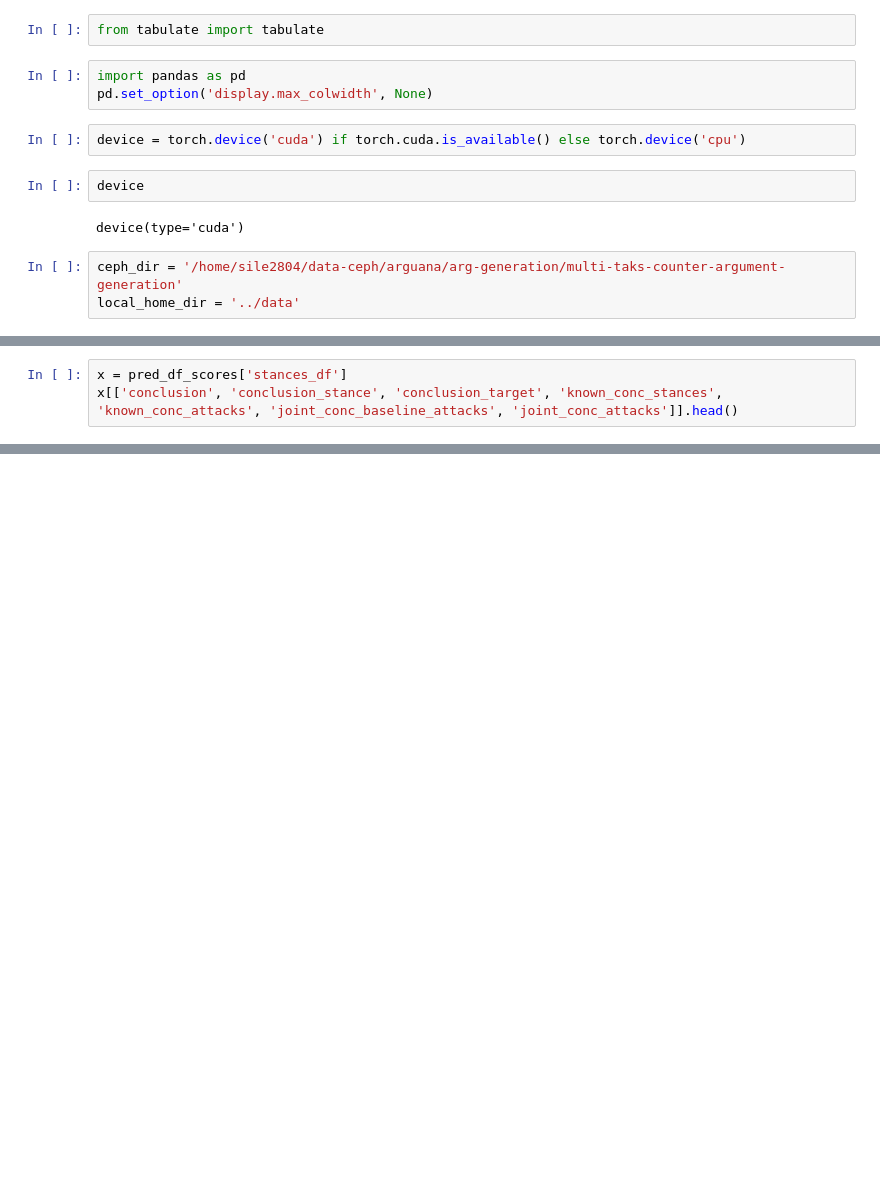
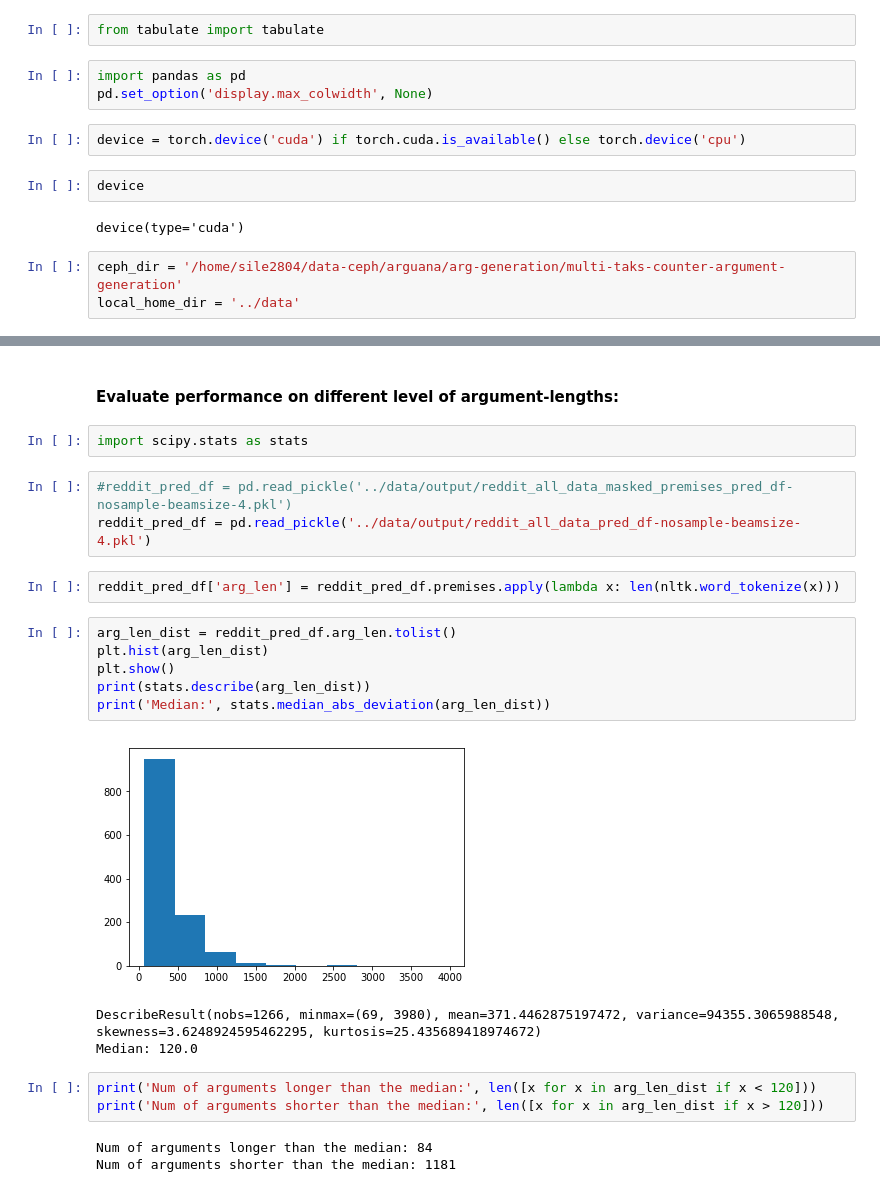
Before and after one commit to webis-de/eacl23-conclusion-based-counter-argument-generation, a Jupyter notebook: src-ipynb/evaluating-conclusion-and-ca-models.ipynb, the cells around one changed output, grey strips where cells are left out. Cells and saved outputs as stored; diff of their text form; blank space fills up the shorter version.

```diff
--- a/src-ipynb/evaluating-conclusion-and-ca-models.ipynb
+++ b/src-ipynb/evaluating-conclusion-and-ca-models.ipynb
@@ -329,3 +46,0 @@ Known Conclusion               0.19            0.18                   0.86
-# %%
-x = pred_df_scores['stances_df']
-x[['conclusion', 'conclusion_stance', 'conclusion_target', 'known_conc_stances', 'known_conc_attacks', 'joint_conc_baseline_attacks', 'joint_conc_attacks']].head()
@@ -362,0 +221,25 @@ gt_attack    0              -0.03
+# %% [markdown]
+#### Evaluate performance on different level of argument-lengths:
+# %%
+import scipy.stats as stats
+# %%
+#reddit_pred_df = pd.read_pickle('../data/output/reddit_all_data_masked_premises_pred_df-nosample-beamsize-4.pkl')
+reddit_pred_df = pd.read_pickle('../data/output/reddit_all_data_pred_df-nosample-beamsize-4.pkl')
+# %%
+reddit_pred_df['arg_len'] = reddit_pred_df.premises.apply(lambda x: len(nltk.word_tokenize(x)))
+# %%
+arg_len_dist = reddit_pred_df.arg_len.tolist()
+plt.hist(arg_len_dist)
+plt.show()
+print(stats.describe(arg_len_dist))
+print('Median:', stats.median_abs_deviation(arg_len_dist))
+# %% [output]
+[figure, added]
+DescribeResult(nobs=1266, minmax=(69, 3980), mean=371.4462875197472, variance=94355.3065988548, skewness=3.6248924595462295, kurtosis=25.435689418974672)
+Median: 120.0
+# %%
+print('Num of arguments longer than the median:', len([x for x in arg_len_dist if x < 120]))
+print('Num of arguments shorter than the median:', len([x for x in arg_len_dist if x > 120]))
+# %% [output]
+Num of arguments longer than the median: 84
+Num of arguments shorter than the median: 1181
```
Also changed, not shown: parts of 38 cells of this notebook, 13 other files.
